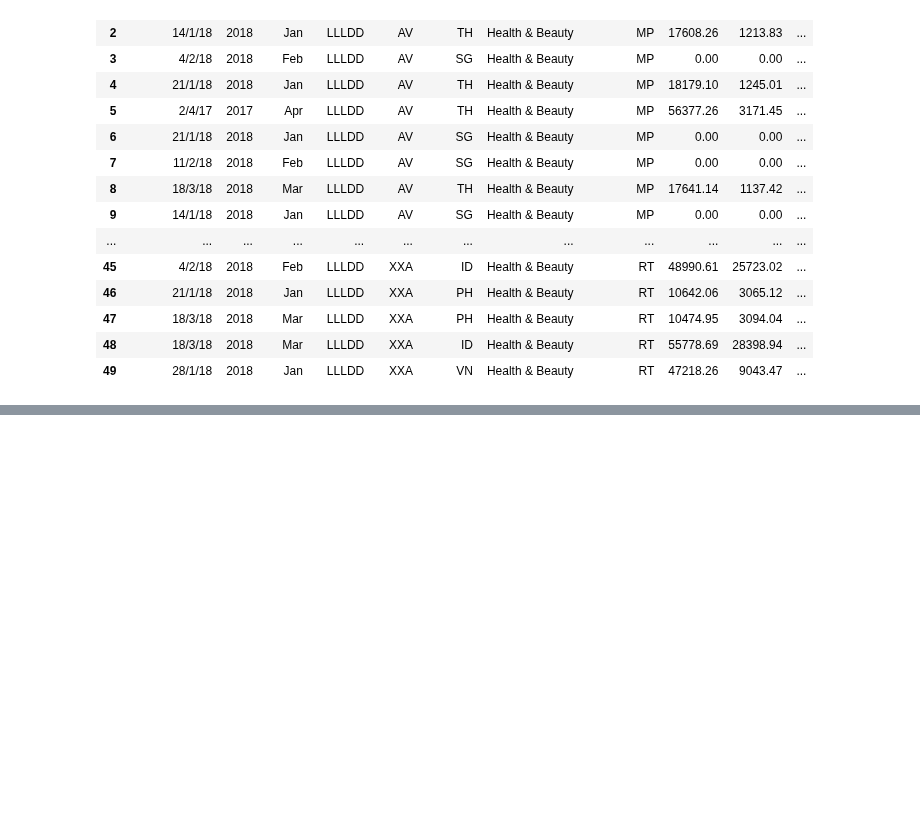
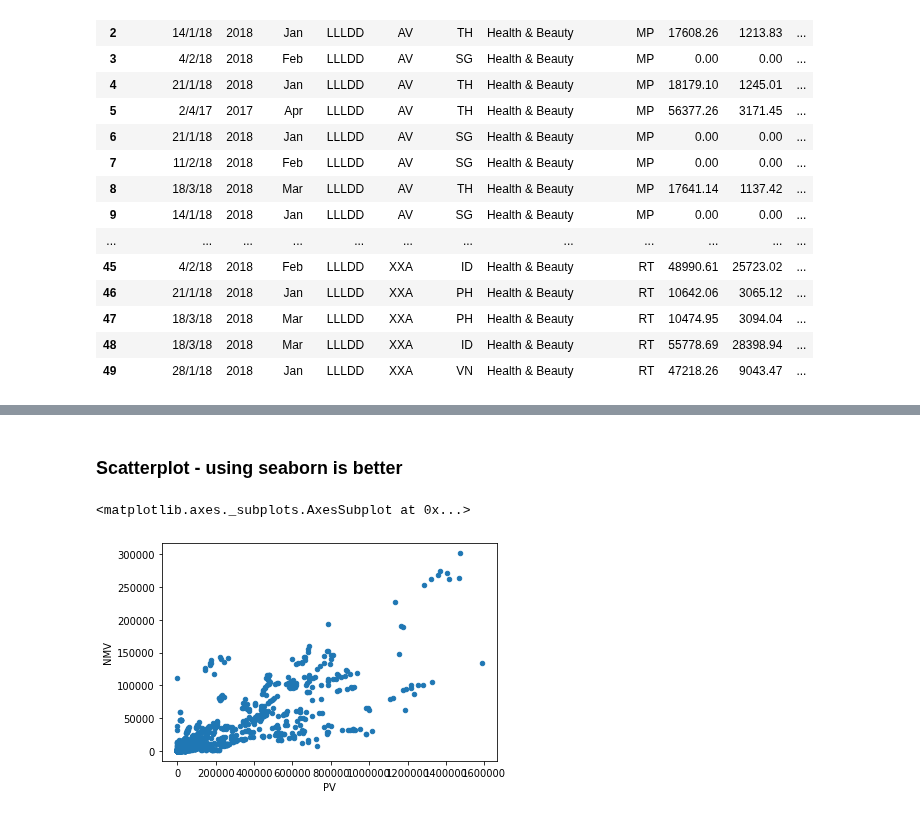
Before and after one commit to khzt2004/Python, a Jupyter notebook: Pandas_Notebook_Reference.ipynb, the cells around one changed output, grey strips where cells are left out. Saved outputs shown, nothing was run; the diff lists cells and outputs as text; code cells hidden in the pictures; blank space fills up the shorter version.

```diff
--- a/Pandas_Notebook_Reference.ipynb
+++ b/Pandas_Notebook_Reference.ipynb
@@ -609,0 +651,10 @@ filter_df.head(50)
+# %% [markdown]
+### Scatterplot - using seaborn is better
+# %%
+scatterdf = filter_df[filter_df['Year'] == 2018]
+scatterdf[['Brand', 'NMV', 'PV']].plot(kind='scatter',
+                                       x='PV',
+                                       y='NMV')
+# %% [output]
+<matplotlib.axes._subplots.AxesSubplot at 0x...>
+[figure, added]
```
Also changed, not shown: parts of 24 cells of this notebook.
